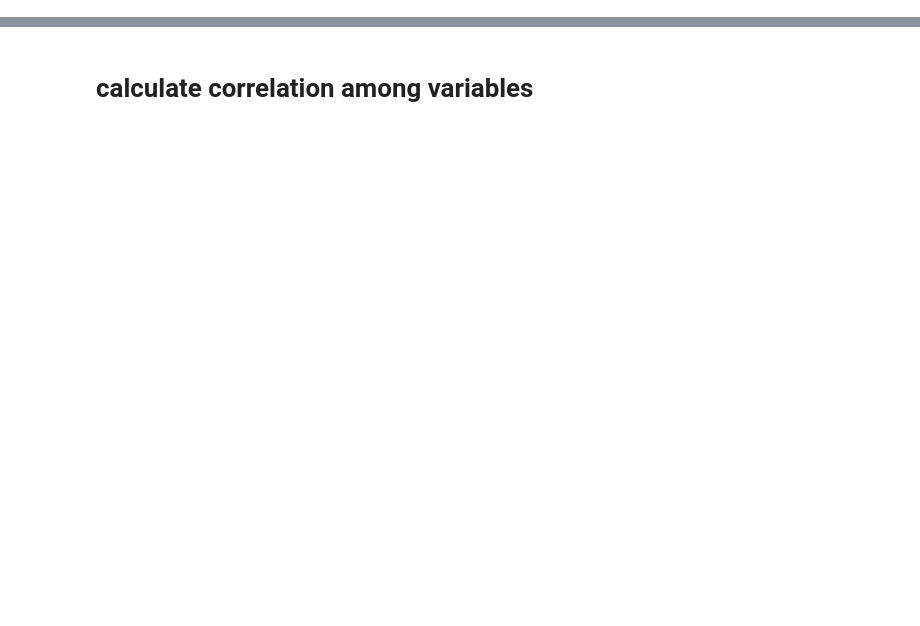
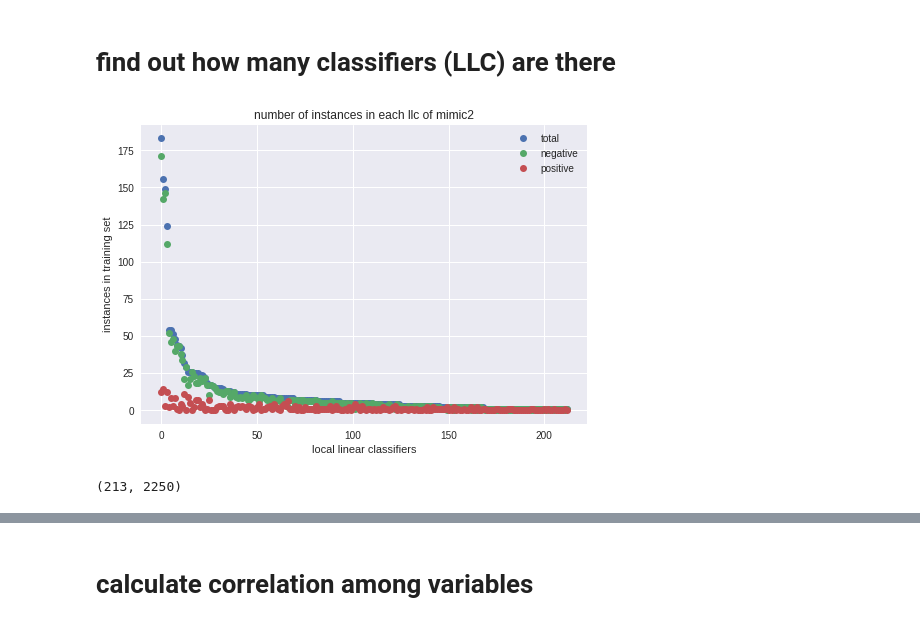
Before and after one commit to nathanwang000/OpenboxEYE, a Jupyter notebook: Eval.ipynb, the cells around one changed output, grey strips where cells are left out. Drawn from its saved outputs; the diff is of its cells as text; code cells hidden in the pictures; blank space fills up the shorter version.

```diff
--- a/Eval.ipynb
+++ b/Eval.ipynb
@@ -45,0 +47,25 @@ plt.show()
+# %% [markdown]
+# find out how many classifiers (LLC) are there
+# %%
+m = Mimic2(duplicate=1)
+train_data = TensorDataset(*map(lambda x: x.data, prepareData(m.xtrain, m.ytrain)))
+train_loader = DataLoader(train_data, batch_size=64, shuffle=True)
+# %%
+net = torch.load('models/testwlasso3^0.01.pt')
+config_counter = count_config(net, train_loader)
+# %%
+sorted_configs = sorted(map(lambda x: (x[0], sum(x[1].values()), x[1][0], x[1][1]),
+                                    config_counter.items()),
+                                key=lambda x: x[1], reverse=True)
+
+plt.plot(list(map(lambda x: x[1], sorted_configs)), 'o', label='total')
+plt.plot(list(map(lambda x: x[2], sorted_configs)), 'o', label='negative')
+plt.plot(list(map(lambda x: x[3], sorted_configs)), 'o', label='positive')
+
+plt.title('number of instances in each llc of mimic2')
+plt.xlabel('local linear classifiers')
+plt.ylabel('instances in training set')
+plt.legend()
+plt.show()
+# %% [output]
+[figure, added]
@@ -45,0 +75,4 @@ plt.show()
+# %%
+len(sorted_configs), len(m.xtrain)
+# %% [output]
+(213, 2250)
```
Also changed, not shown: parts of 14 cells of this notebook, 1 other file.
